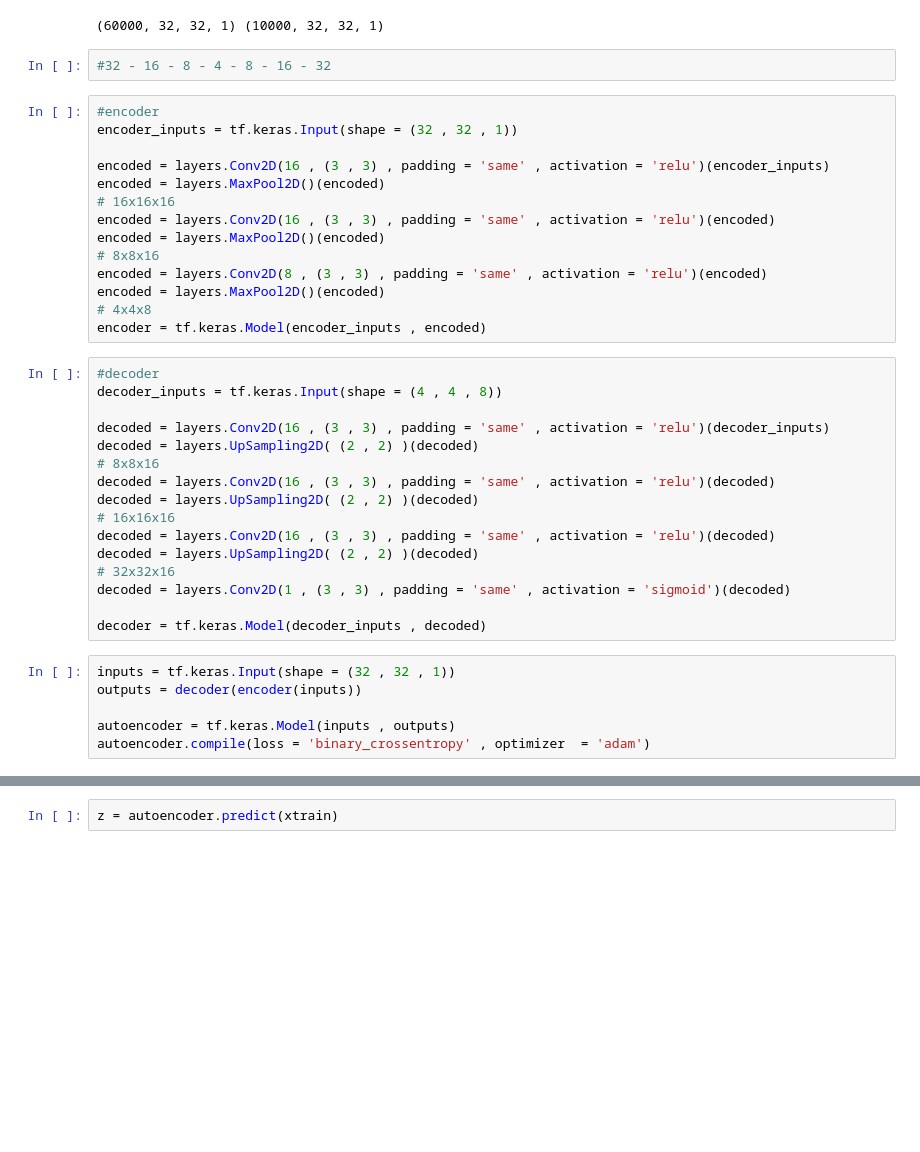
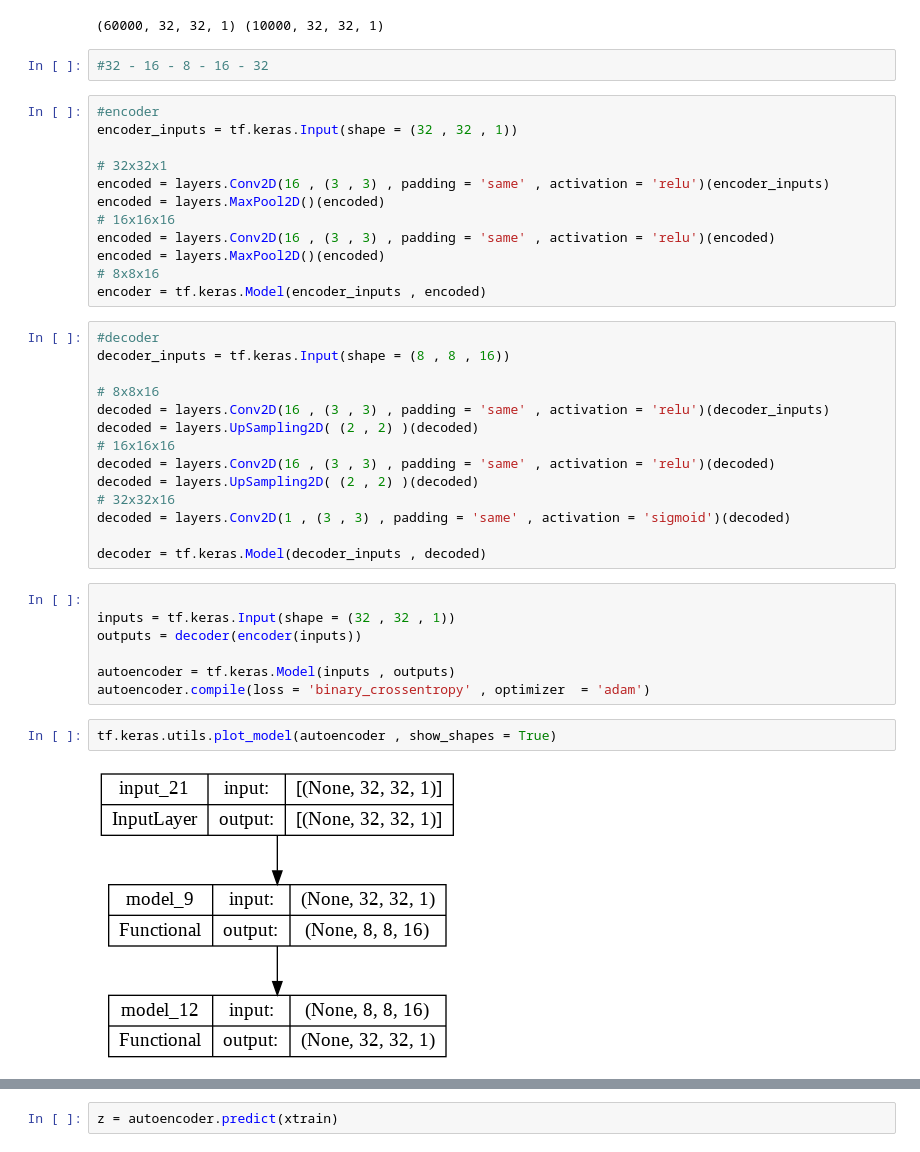
Before and after one commit to xHexlabx/AI-models, a Jupyter notebook: Auto Encoder/Basic_AutoEncoder.ipynb, the cells around one changed output, grey strips where cells are left out. Saved outputs shown, nothing was run; the diff lists cells and outputs as text; blank space fills up the shorter version.

```diff
--- a/Auto Encoder/Basic_AutoEncoder.ipynb
+++ b/Auto Encoder/Basic_AutoEncoder.ipynb
@@ -189,29 +189,25 @@ print(xtrain.shape , xtest.shape)
 # %% [output]
 (60000, 32, 32, 1) (10000, 32, 32, 1)
 # %%
-#32 - 16 - 8 - 4 - 8 - 16 - 32
+#32 - 16 - 8 - 16 - 32
 # %%
 #encoder
 encoder_inputs = tf.keras.Input(shape = (32 , 32 , 1))
 
+# 32x32x1
 encoded = layers.Conv2D(16 , (3 , 3) , padding = 'same' , activation = 'relu')(encoder_inputs)
 encoded = layers.MaxPool2D()(encoded)
 # 16x16x16
 encoded = layers.Conv2D(16 , (3 , 3) , padding = 'same' , activation = 'relu')(encoded)
 encoded = layers.MaxPool2D()(encoded)
 # 8x8x16
-encoded = layers.Conv2D(8 , (3 , 3) , padding = 'same' , activation = 'relu')(encoded)
-encoded = layers.MaxPool2D()(encoded)
-# 4x4x8
 encoder = tf.keras.Model(encoder_inputs , encoded)
 # %%
 #decoder
-decoder_inputs = tf.keras.Input(shape = (4 , 4 , 8))
+decoder_inputs = tf.keras.Input(shape = (8 , 8 , 16))
 
+# 8x8x16
 decoded = layers.Conv2D(16 , (3 , 3) , padding = 'same' , activation = 'relu')(decoder_inputs)
-decoded = layers.UpSampling2D( (2 , 2) )(decoded)
-# 8x8x16
-decoded = layers.Conv2D(16 , (3 , 3) , padding = 'same' , activation = 'relu')(decoded)
 decoded = layers.UpSampling2D( (2 , 2) )(decoded)
 # 16x16x16
 decoded = layers.Conv2D(16 , (3 , 3) , padding = 'same' , activation = 'relu')(decoded)
@@ -221,9 +217,14 @@ decoded = layers.Conv2D(1 , (3 , 3) , padding = 'same' , activation = 'sigmoid')
 
 decoder = tf.keras.Model(decoder_inputs , decoded)
 # %%
+
 inputs = tf.keras.Input(shape = (32 , 32 , 1))
 outputs = decoder(encoder(inputs))
 
 autoencoder = tf.keras.Model(inputs , outputs)
 autoencoder.compile(loss = 'binary_crossentropy' , optimizer  = 'adam')
+# %%
+tf.keras.utils.plot_model(autoencoder , show_shapes = True)
+# %% [output]
+[figure, added]
 # %%
```
Also changed, not shown: parts of 21 cells of this notebook.
